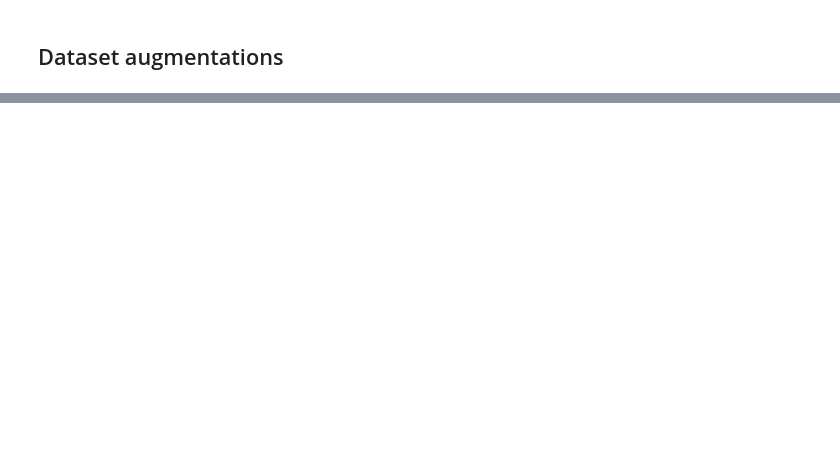
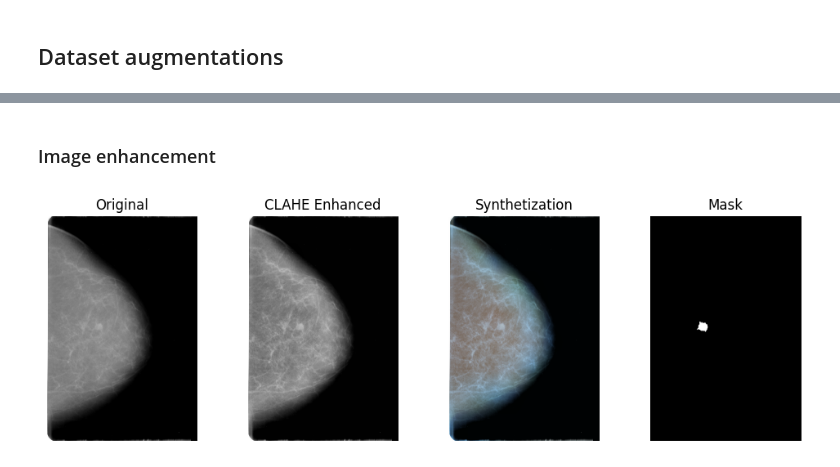
Before and after one commit to KP-AROB/AROB-CBIS-DDSM-Preparation, a Jupyter notebook: playground.ipynb, the cells around one changed output, grey strips where cells are left out. Saved outputs shown, nothing was run; the diff lists cells and outputs as text; code cells hidden in the pictures; blank space fills up the shorter version.

```diff
--- a/playground.ipynb
+++ b/playground.ipynb
@@ -68,0 +89,38 @@ plt.show()
+# %% [markdown]
+### Image enhancement
+# %%
+import cv2
+
+def clahe(img, clip = 1.5):
+    """
+    Image enhancement.
+    @img : numpy array image
+    @clip : float, clip limit for CLAHE algorithm
+    return: numpy array of the enhanced image
+    """
+    clahe = cv2.createCLAHE(clipLimit=clip)
+    cl = clahe.apply(img)
+    return cl
+
+clahe_image = clahe(image, 1.0)
+clahe_image_2 = clahe(image, 2.0)
+synthetized = cv2.merge((image, clahe_image, clahe_image_2))
+
+f, axarr = plt.subplots(1,4)
+f.set_size_inches(10, 10)
+f.tight_layout()
+axarr[0].imshow(image, cmap='gray')
+axarr[0].set_title('Original')
+axarr[0].axis('off')
+axarr[1].imshow(clahe_image, cmap='gray')
+axarr[1].set_title('CLAHE Enhanced')
+axarr[1].axis('off')
+axarr[2].imshow(synthetized, cmap='gray')
+axarr[2].set_title('Synthetization')
+axarr[2].axis('off')
+axarr[3].imshow(mask,cmap='gray')
+axarr[3].set_title('Mask')
+axarr[3].axis('off')
+plt.show()
+# %% [output]
+[figure, added]
```
Also changed, not shown: parts of 8 cells of this notebook, 6 other files.
